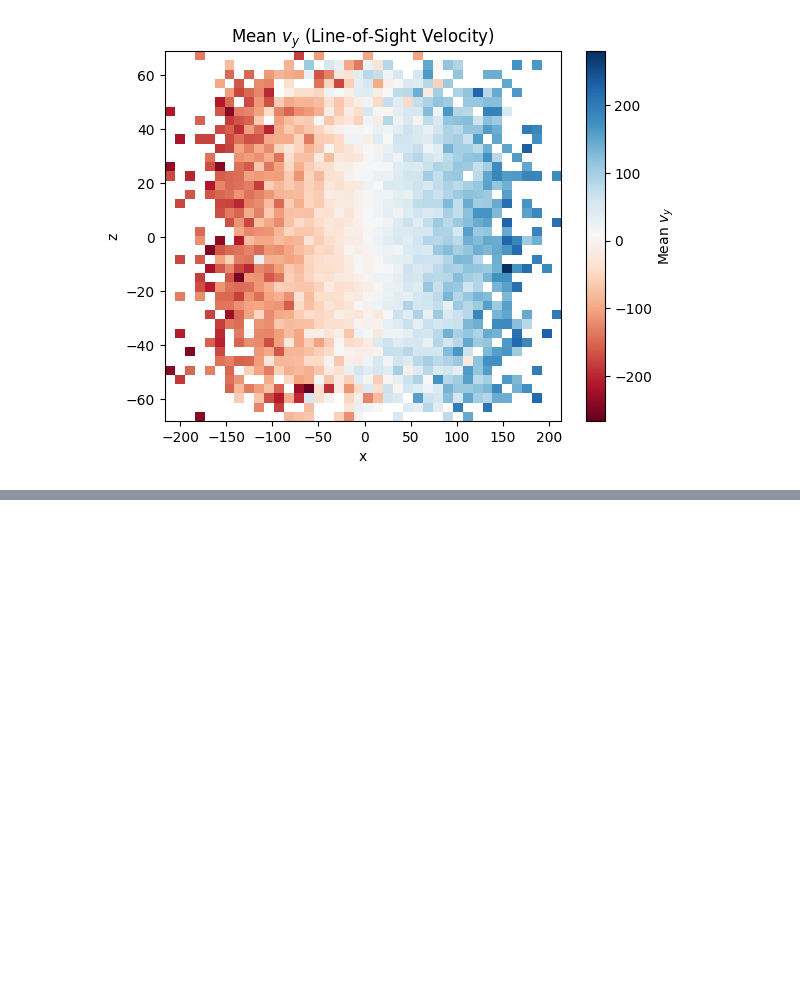
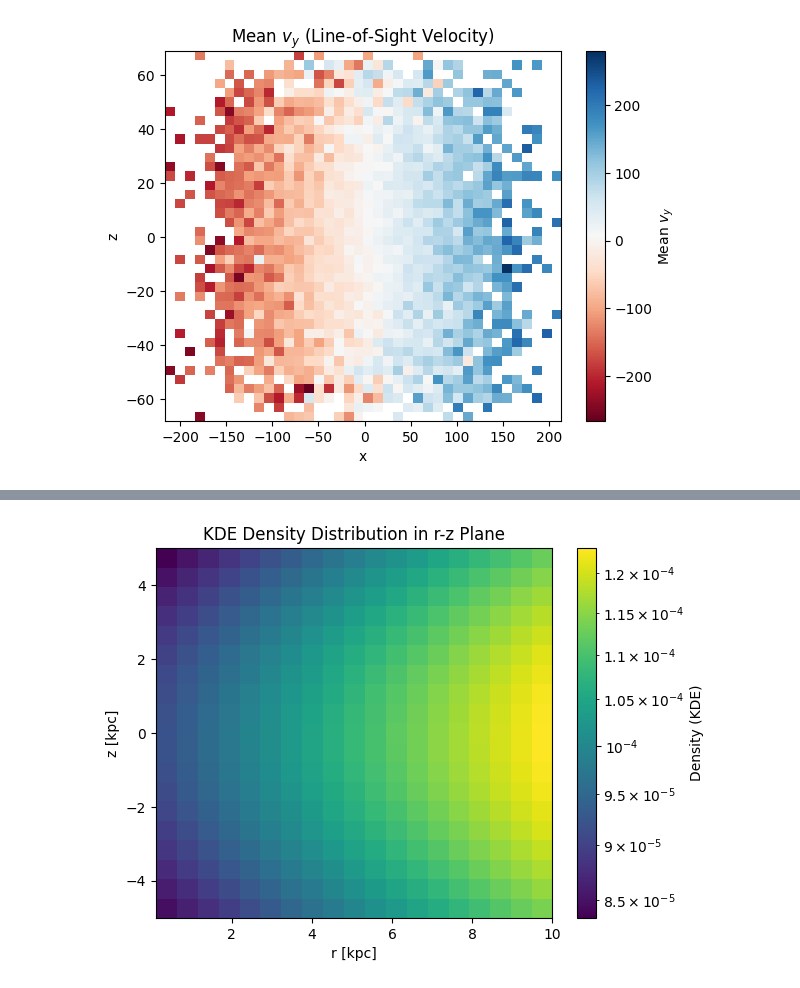
Before and after one commit to anschaible/phoenix, a Jupyter notebook: notebooks/df_spheroid.ipynb, the cells around one changed output, grey strips where cells are left out. Drawn from its saved outputs; the diff is of its cells as text; code cells hidden in the pictures; blank space fills up the shorter version.

```diff
--- a/notebooks/df_spheroid.ipynb
+++ b/notebooks/df_spheroid.ipynb
@@ -265,0 +350,12 @@ def compute_laplacian_on_grid(potential, theta, r_bins, z_bins):
+# %%
+density_kde = compute_kde_density_jax(x, y, z, soft_weights, theta_spheroid, r_bins, z_bins)
+
+plt.imshow(density_kde.T, origin='lower', aspect='auto',
+           extent=[0.1, 10, -5, 5], cmap='viridis', norm=colors.LogNorm())
+plt.colorbar(label='Density (KDE)')
+plt.xlabel('r [kpc]')
+plt.ylabel('z [kpc]')
+plt.title('KDE Density Distribution in r-z Plane')
+plt.show()
+# %% [output]
+[figure, added]
```
Also changed, not shown: parts of 19 cells of this notebook.
